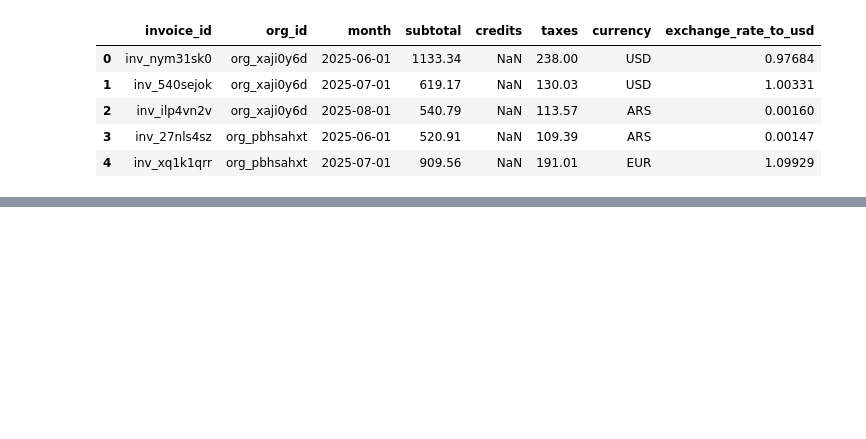
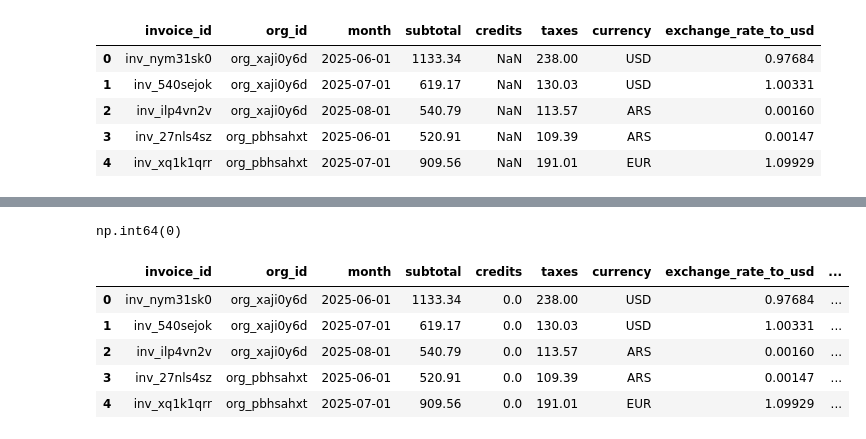
Before and after one commit to Camimattioli/Cloud-Provider-Analytics-G2, a Jupyter notebook: notebooks/limpieza_billing_monthly.ipynb, the cells around one changed output, grey strips where cells are left out. Drawn from its saved outputs; the diff is of its cells as text; code cells hidden in the pictures; blank space fills up the shorter version.

```diff
--- a/notebooks/limpieza_billing_monthly.ipynb
+++ b/notebooks/limpieza_billing_monthly.ipynb
@@ -37,0 +114,22 @@ df.head()
+# %%
+#Buscar duplicados
+df.duplicated().sum()
+# %% [output]
+np.int64(0)
+# %%
+#Revisar la columna currency para ver que esté todo escrito igual
+df['currency'].value_counts()
+
+#Se crean nuevas columnas con su valor en usd según cada exchange rate.
+df['subtotal_usd'] = df['subtotal'] * df['exchange_rate_to_usd']
+df['taxes_usd'] = df['taxes'] * df['exchange_rate_to_usd']
+df['credits_usd'] = df['credits'] * df['exchange_rate_to_usd']
+
+df.head()
+# %% [output]
+|  | invoice_id | org_id | month | subtotal | credits | taxes | currency | exchange_rate_to_usd | ... |
+| 0 | inv_nym31sk0 | org_xaji0y6d | 2025-06-01 | 1133.34 | 0.0 | 238.00 | USD | 0.97684 | ... |
+| 1 | inv_540sejok | org_xaji0y6d | 2025-07-01 | 619.17 | 0.0 | 130.03 | USD | 1.00331 | ... |
+| 2 | inv_ilp4vn2v | org_xaji0y6d | 2025-08-01 | 540.79 | 0.0 | 113.57 | ARS | 0.00160 | ... |
+| 3 | inv_27nls4sz | org_pbhsahxt | 2025-06-01 | 520.91 | 0.0 | 109.39 | ARS | 0.00147 | ... |
+| 4 | inv_xq1k1qrr | org_pbhsahxt | 2025-07-01 | 909.56 | 0.0 | 191.01 | EUR | 1.09929 | ... |
```
Also changed, not shown: parts of 12 cells of this notebook.
